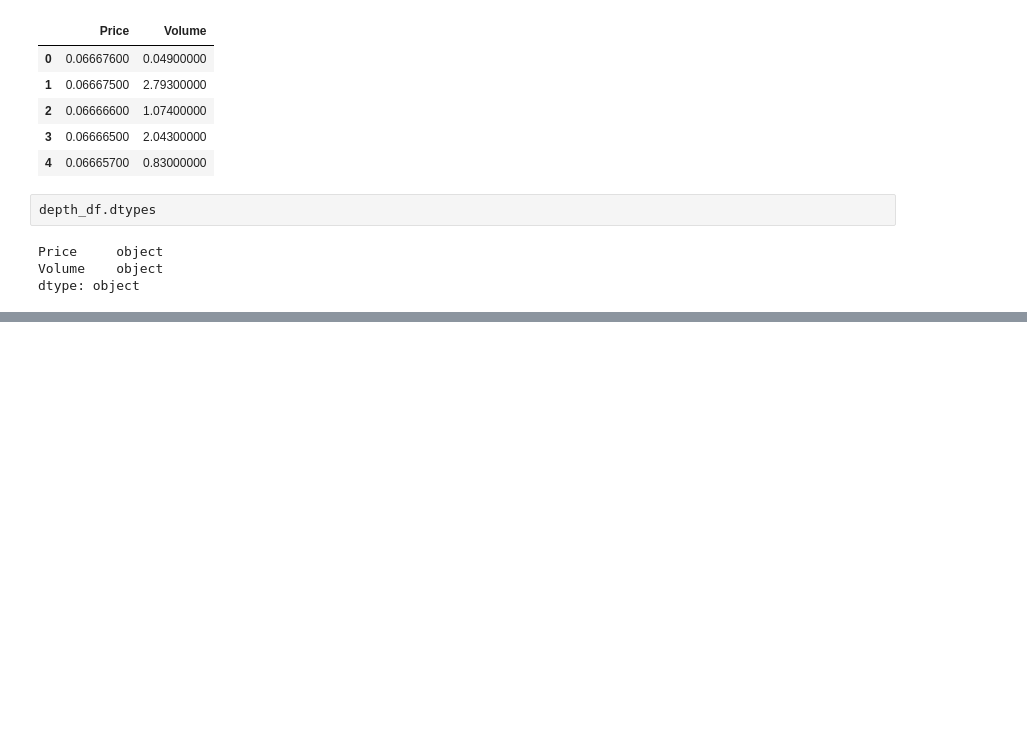
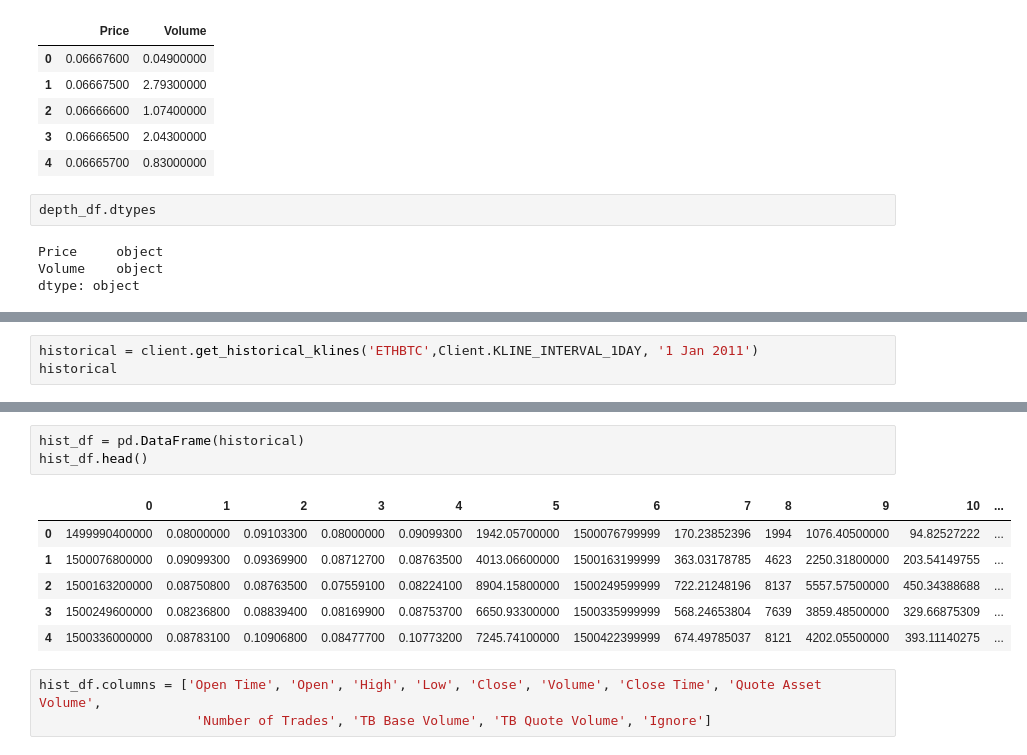
Before and after one commit to aaron96s/Crypto_EDA, a Jupyter notebook: CrytoEDA.ipynb, the cells around one changed output, grey strips where cells are left out. Saved outputs shown, nothing was run; the diff lists cells and outputs as text; blank space fills up the shorter version.

Commit message:
historicalD

```diff
--- a/CrytoEDA.ipynb
+++ b/CrytoEDA.ipynb
@@ -115,0 +137,3 @@ dtype: object
+# %%
+historical = client.get_historical_klines('ETHBTC',Client.KLINE_INTERVAL_1DAY, '1 Jan 2011')
+historical
@@ -115,0 +158,13 @@ dtype: object
+# %%
+hist_df = pd.DataFrame(historical)
+hist_df.head()
+# %% [output]
+|  | 0 | 1 | 2 | 3 | 4 | 5 | 6 | 7 | 8 | 9 | 10 | ... |
+| 0 | 1499990400000 | 0.08000000 | 0.09103300 | 0.08000000 | 0.09099300 | 1942.05700000 | 1500076799999 | 170.23852396 | 1994 | 1076.40500000 | 94.82527222 | ... |
+| 1 | 1500076800000 | 0.09099300 | 0.09369900 | 0.08712700 | 0.08763500 | 4013.06600000 | 1500163199999 | 363.03178785 | 4623 | 2250.31800000 | 203.54149755 | ... |
+| 2 | 1500163200000 | 0.08750800 | 0.08763500 | 0.07559100 | 0.08224100 | 8904.15800000 | 1500249599999 | 722.21248196 | 8137 | 5557.57500000 | 450.34388688 | ... |
+| 3 | 1500249600000 | 0.08236800 | 0.08839400 | 0.08169900 | 0.08753700 | 6650.93300000 | 1500335999999 | 568.24653804 | 7639 | 3859.48500000 | 329.66875309 | ... |
+| 4 | 1500336000000 | 0.08783100 | 0.10906800 | 0.08477700 | 0.10773200 | 7245.74100000 | 1500422399999 | 674.49785037 | 8121 | 4202.05500000 | 393.11140275 | ... |
+# %%
+hist_df.columns = ['Open Time', 'Open', 'High', 'Low', 'Close', 'Volume', 'Close Time', 'Quote Asset Volume',
+                    'Number of Trades', 'TB Base Volume', 'TB Quote Volume', 'Ignore']
```
Also changed, not shown: parts of 6 cells of this notebook.
